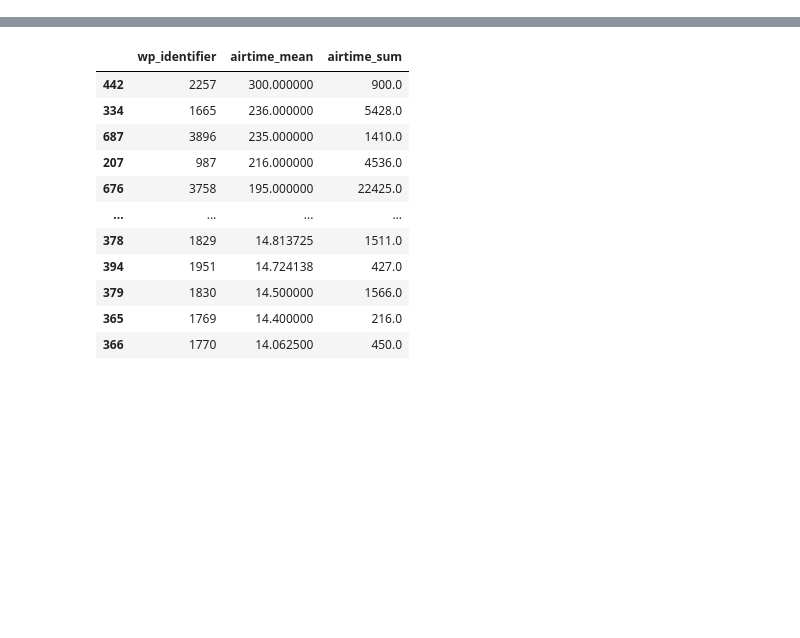
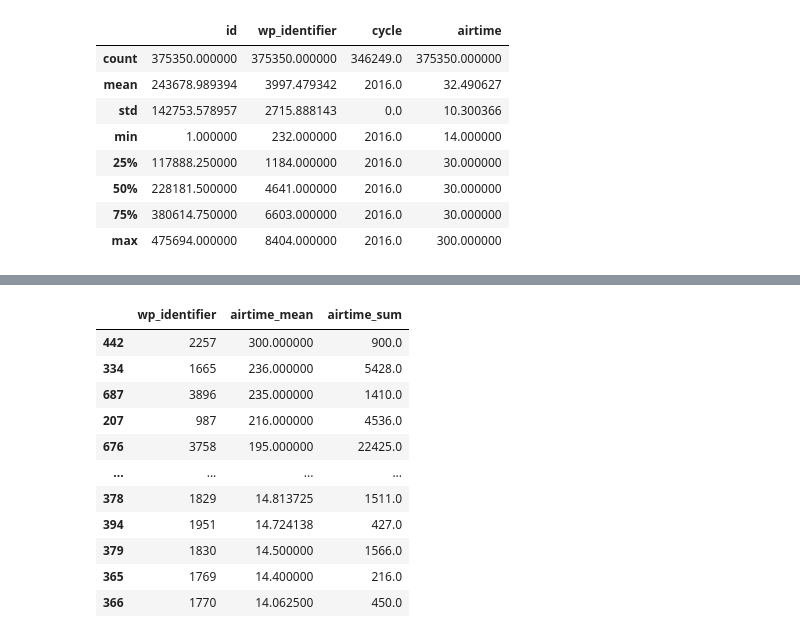
Before and after one commit to UC-Berkeley-I-School/Project2_Zhang_Lau_Liu, a Jupyter notebook: Project2_Haoyue.ipynb, the cells around one changed output, grey strips where cells are left out. Saved outputs shown, nothing was run; the diff lists cells and outputs as text; code cells hidden in the pictures; blank space fills up the shorter version.

```diff
--- a/Project2_Haoyue.ipynb
+++ b/Project2_Haoyue.ipynb
@@ -9,3 +9,15 @@ airing = pd.read_csv('/Users/zhanghaoyue/Downloads/airing.csv')
 ads = pd.read_csv('/Users/zhanghaoyue/Downloads/ads.csv')
 airing['message'] = airing['message'].replace('mix', 'mixed')
 ads = ads[ads['air_count'] != 0]
+# %%
+airing.describe()
+# %% [output]
+|  | id | wp_identifier | cycle | airtime |
+| count | 375350.000000 | 375350.000000 | 346249.0 | 375350.000000 |
+| mean | 243678.989394 | 3997.479342 | 2016.0 | 32.490627 |
+| std | 142753.578957 | 2715.888143 | 0.0 | 10.300366 |
+| min | 1.000000 | 232.000000 | 2016.0 | 14.000000 |
+| 25% | 117888.250000 | 1184.000000 | 2016.0 | 30.000000 |
+| 50% | 228181.500000 | 4641.000000 | 2016.0 | 30.000000 |
+| 75% | 380614.750000 | 6603.000000 | 2016.0 | 30.000000 |
+| max | 475694.000000 | 8404.000000 | 2016.0 | 300.000000 |
```
Also changed, not shown: parts of 1 cell of this notebook.
